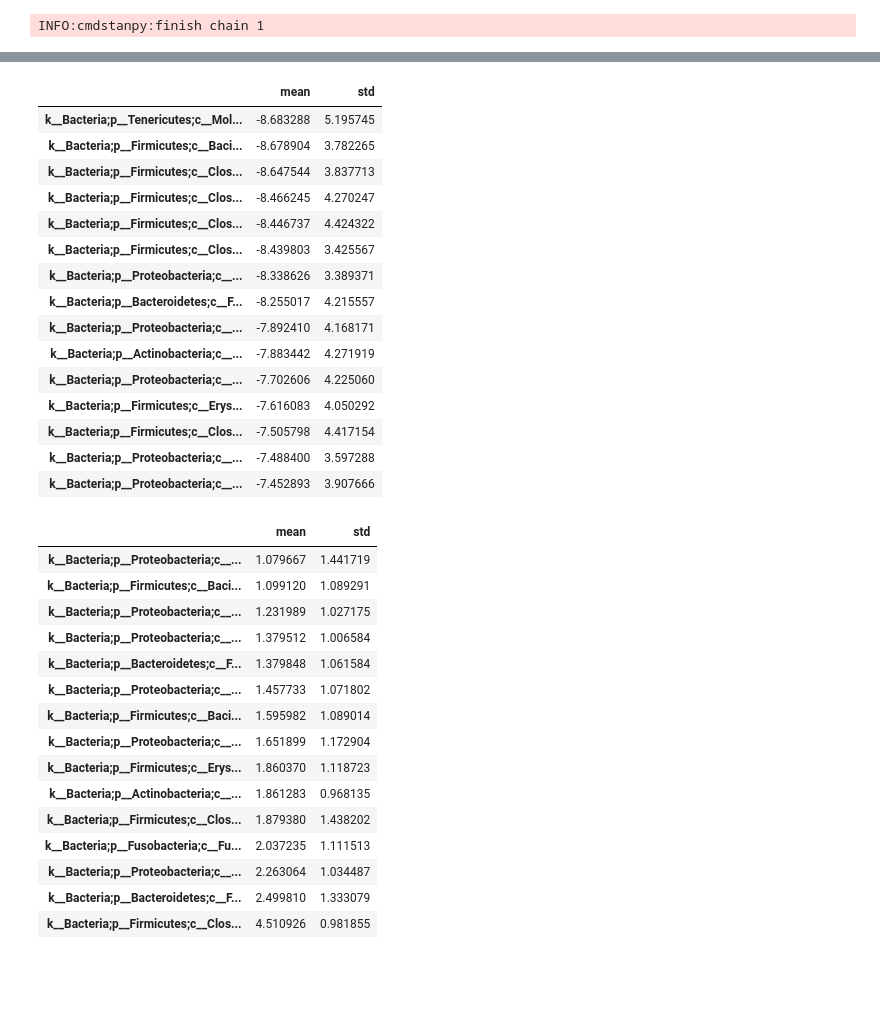
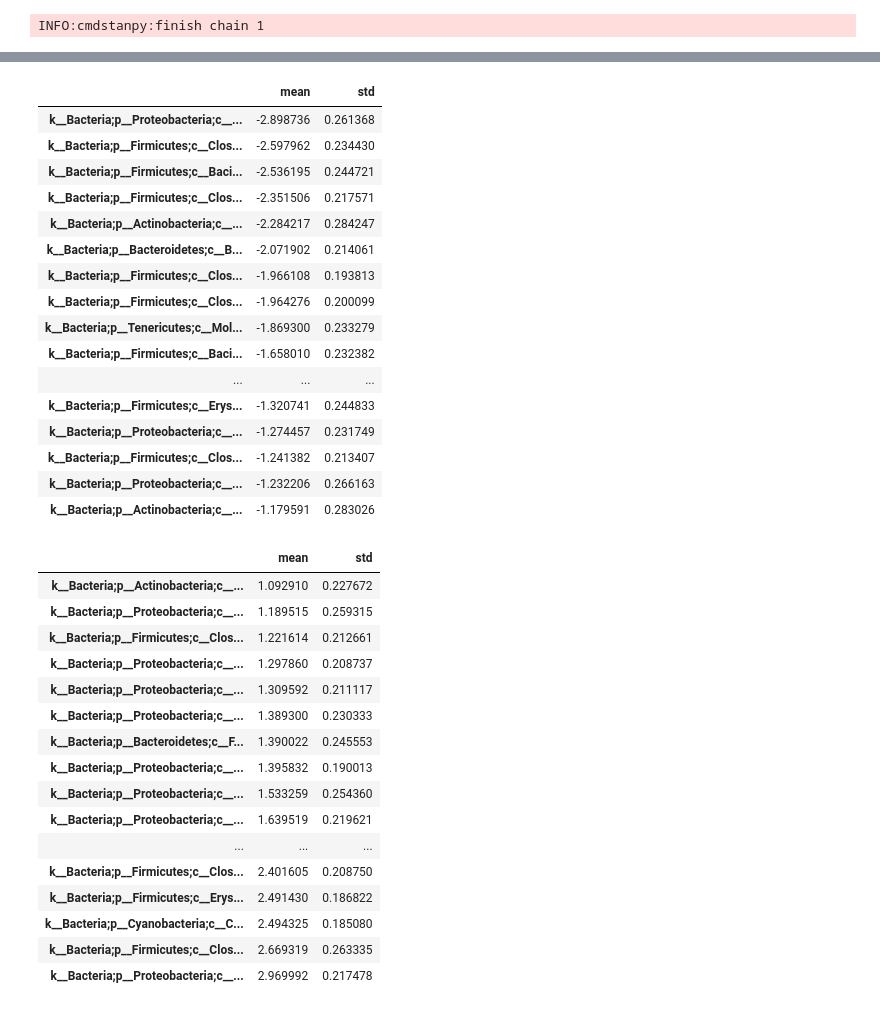
Before and after one commit to mortonjt/differential-abundance-intro, a Jupyter notebook: ipynb/ibd-rectum-case-study.ipynb, the cells around one changed output, grey strips where cells are left out. Drawn from its saved outputs; the diff is of its cells as text; code cells hidden in the pictures; blank space fills up the shorter version.

```diff
--- a/ipynb/ibd-rectum-case-study.ipynb
+++ b/ipynb/ibd-rectum-case-study.ipynb
@@ -60,5 +103,5 @@ parameters {
 # %%
 from patsy import dmatrix
-disease_type = dmatrix("C(diseasesubtype, Treatment('no'))", md, return_type='dataframe')
+disease_type = dmatrix("C(diagnosis, Treatment('no'))", md, return_type='dataframe')
 disease_type.head()
 # %% [output]
@@ -88,7 +131,8 @@ with open('data.json', 'w') as f:
 # %%
 %set_env TBB_CXX_TYPE gcc
+import os
 nb_model = CmdStanModel(stan_file=os.path.join(os.getcwd(), 'nb_diff.stan'))
-nb_vb = nb_model.variational(data='data.json')
+fit = nb_model.variational(data='data.json')
 # %% [output]
 INFO:cmdstanpy:found newer exe file, not recompiling
 INFO:cmdstanpy:compiled model file: /home/juermieboop/Documents/interviews/bch/short-introduction-to-ALR/ipynb/nb_diff
@@ -106,0 +145,6 @@ beta_std = beta_samples.std(axis=0)
+# %%
+from util import extract_log_fold_change
+beta_samples = extract_log_fold_change(fit, n=table.shape[1], p=disease_type.shape[1])
+# Compute means and std dev surrounding our log-fold change estimates
+beta_mean = beta_samples.mean(axis=0)
+beta_std = beta_samples.std(axis=0)
@@ -128,38 +204,40 @@ plt.errorbar(np.arange(len(differentials)), differentials['mean'], yerr=differen
 # %%
-differentials.head(15)
+differentials.head(20)
 # %% [output]
 |  | mean | std |
-| k__Bacteria;p__Tenericutes;c__Mol... | -8.683288 | 5.195745 |
-| k__Bacteria;p__Firmicutes;c__Baci... | -8.678904 | 3.782265 |
-| k__Bacteria;p__Firmicutes;c__Clos... | -8.647544 | 3.837713 |
-| k__Bacteria;p__Firmicutes;c__Clos... | -8.466245 | 4.270247 |
-| k__Bacteria;p__Firmicutes;c__Clos... | -8.446737 | 4.424322 |
-| k__Bacteria;p__Firmicutes;c__Clos... | -8.439803 | 3.425567 |
-| k__Bacteria;p__Proteobacteria;c__... | -8.338626 | 3.389371 |
-| k__Bacteria;p__Bacteroidetes;c__F... | -8.255017 | 4.215557 |
-| k__Bacteria;p__Proteobacteria;c__... | -7.892410 | 4.168171 |
-| k__Bacteria;p__Actinobacteria;c__... | -7.883442 | 4.271919 |
-| k__Bacteria;p__Proteobacteria;c__... | -7.702606 | 4.225060 |
-| k__Bacteria;p__Firmicutes;c__Erys... | -7.616083 | 4.050292 |
-| k__Bacteria;p__Firmicutes;c__Clos... | -7.505798 | 4.417154 |
-| k__Bacteria;p__Proteobacteria;c__... | -7.488400 | 3.597288 |
-| k__Bacteria;p__Proteobacteria;c__... | -7.452893 | 3.907666 |
+| k__Bacteria;p__Proteobacteria;c__... | -2.898736 | 0.261368 |
+| k__Bacteria;p__Firmicutes;c__Clos... | -2.597962 | 0.234430 |
+| k__Bacteria;p__Firmicutes;c__Baci... | -2.536195 | 0.244721 |
+| k__Bacteria;p__Firmicutes;c__Clos... | -2.351506 | 0.217571 |
+| k__Bacteria;p__Actinobacteria;c__... | -2.284217 | 0.284247 |
+| k__Bacteria;p__Bacteroidetes;c__B... | -2.071902 | 0.214061 |
+| k__Bacteria;p__Firmicutes;c__Clos... | -1.966108 | 0.193813 |
+| k__Bacteria;p__Firmicutes;c__Clos... | -1.964276 | 0.200099 |
+| k__Bacteria;p__Tenericutes;c__Mol... | -1.869300 | 0.233279 |
+| k__Bacteria;p__Firmicutes;c__Baci... | -1.658010 | 0.232382 |
+| ... | ... | ... |
+| k__Bacteria;p__Firmicutes;c__Erys... | -1.320741 | 0.244833 |
+| k__Bacteria;p__Proteobacteria;c__... | -1.274457 | 0.231749 |
+| k__Bacteria;p__Firmicutes;c__Clos... | -1.241382 | 0.213407 |
+| k__Bacteria;p__Proteobacteria;c__... | -1.232206 | 0.266163 |
+| k__Bacteria;p__Actinobacteria;c__... | -1.179591 | 0.283026 |
 # %%
-differentials.tail(15)
+differentials.tail(20)
 # %% [output]
 |  | mean | std |
-| k__Bacteria;p__Proteobacteria;c__... | 1.079667 | 1.441719 |
-| k__Bacteria;p__Firmicutes;c__Baci... | 1.099120 | 1.089291 |
-| k__Bacteria;p__Proteobacteria;c__... | 1.231989 | 1.027175 |
-| k__Bacteria;p__Proteobacteria;c__... | 1.379512 | 1.006584 |
-| k__Bacteria;p__Bacteroidetes;c__F... | 1.379848 | 1.061584 |
-| k__Bacteria;p__Proteobacteria;c__... | 1.457733 | 1.071802 |
-| k__Bacteria;p__Firmicutes;c__Baci... | 1.595982 | 1.089014 |
-| k__Bacteria;p__Proteobacteria;c__... | 1.651899 | 1.172904 |
-| k__Bacteria;p__Firmicutes;c__Erys... | 1.860370 | 1.118723 |
-| k__Bacteria;p__Actinobacteria;c__... | 1.861283 | 0.968135 |
-| k__Bacteria;p__Firmicutes;c__Clos... | 1.879380 | 1.438202 |
-| k__Bacteria;p__Fusobacteria;c__Fu... | 2.037235 | 1.111513 |
-| k__Bacteria;p__Proteobacteria;c__... | 2.263064 | 1.034487 |
-| k__Bacteria;p__Bacteroidetes;c__F... | 2.499810 | 1.333079 |
-| k__Bacteria;p__Firmicutes;c__Clos... | 4.510926 | 0.981855 |
+| k__Bacteria;p__Actinobacteria;c__... | 1.092910 | 0.227672 |
+| k__Bacteria;p__Proteobacteria;c__... | 1.189515 | 0.259315 |
+| k__Bacteria;p__Firmicutes;c__Clos... | 1.221614 | 0.212661 |
+| k__Bacteria;p__Proteobacteria;c__... | 1.297860 | 0.208737 |
+| k__Bacteria;p__Proteobacteria;c__... | 1.309592 | 0.211117 |
+| k__Bacteria;p__Proteobacteria;c__... | 1.389300 | 0.230333 |
+| k__Bacteria;p__Bacteroidetes;c__F... | 1.390022 | 0.245553 |
+| k__Bacteria;p__Proteobacteria;c__... | 1.395832 | 0.190013 |
+| k__Bacteria;p__Proteobacteria;c__... | 1.533259 | 0.254360 |
+| k__Bacteria;p__Proteobacteria;c__... | 1.639519 | 0.219621 |
+| ... | ... | ... |
+| k__Bacteria;p__Firmicutes;c__Clos... | 2.401605 | 0.208750 |
+| k__Bacteria;p__Firmicutes;c__Erys... | 2.491430 | 0.186822 |
+| k__Bacteria;p__Cyanobacteria;c__C... | 2.494325 | 0.185080 |
+| k__Bacteria;p__Firmicutes;c__Clos... | 2.669319 | 0.263335 |
+| k__Bacteria;p__Proteobacteria;c__... | 2.969992 | 0.217478 |
```
Also changed, not shown: parts of 41 cells of this notebook, 5 other files.
